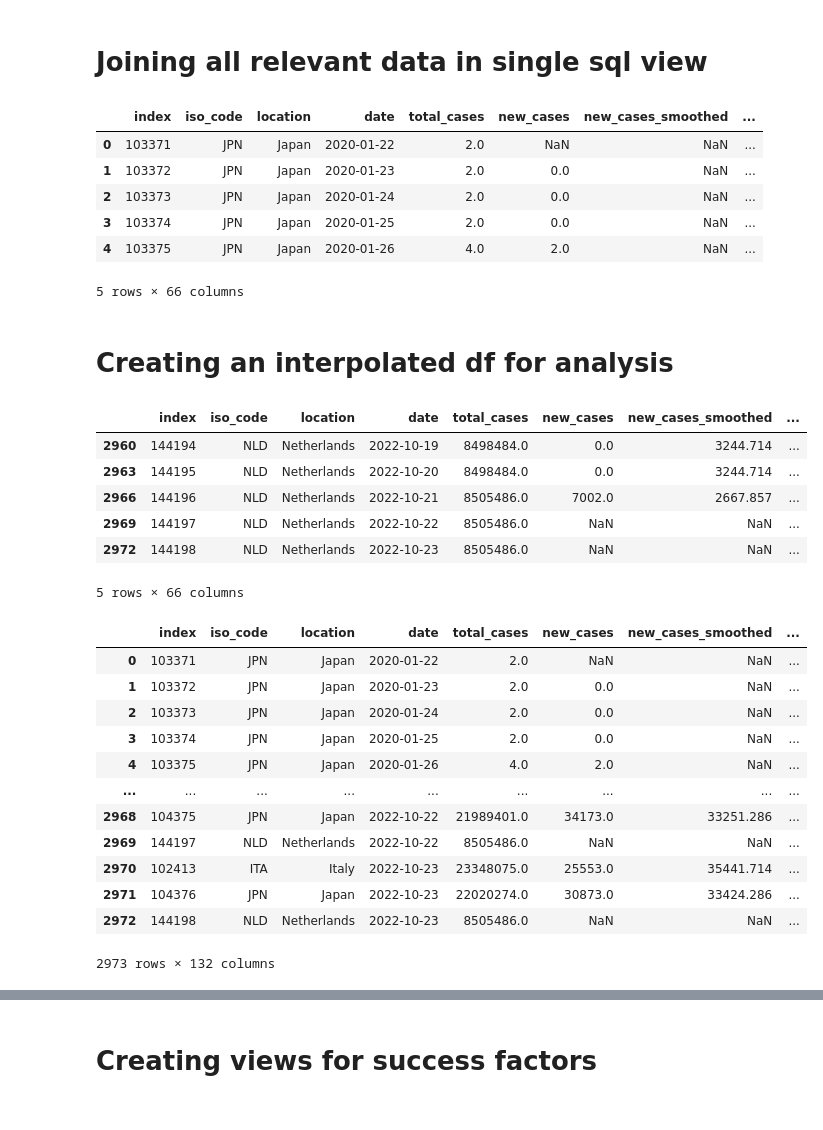
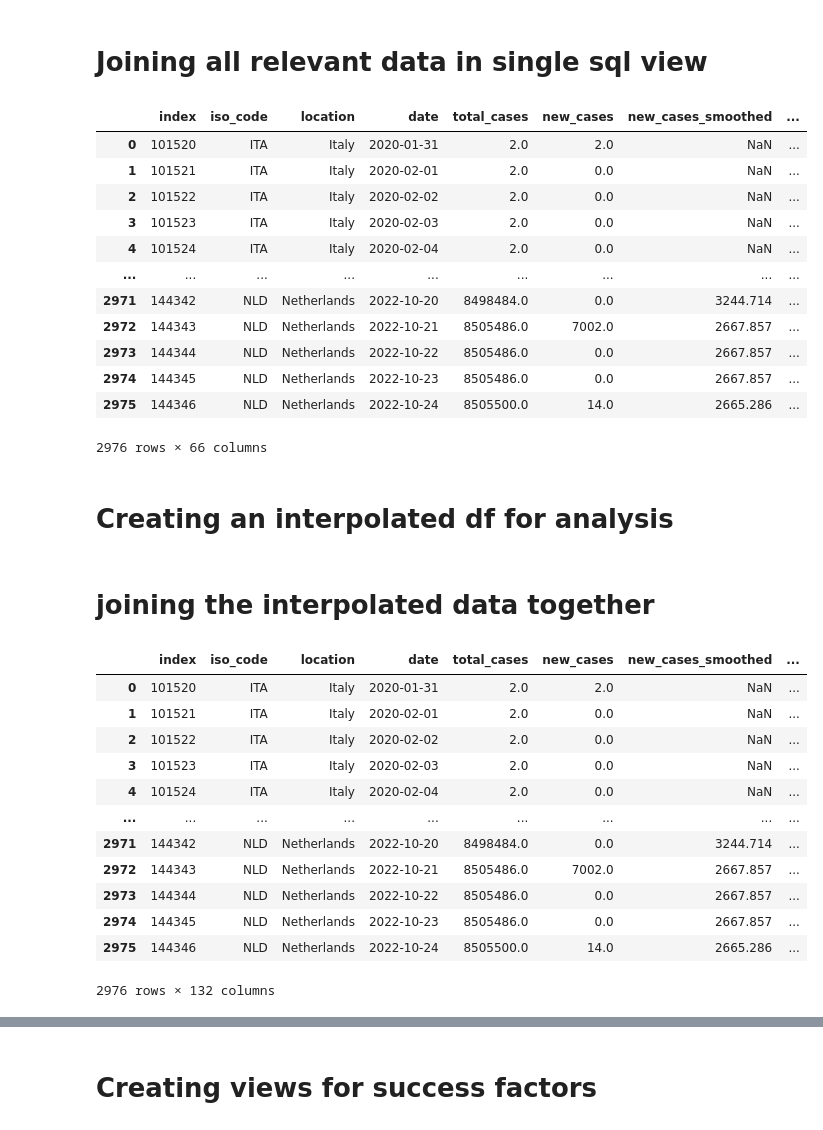
Before and after one commit to KasperGoes/Data-Science-dashboard, a Jupyter notebook: docker/dashboard/Data prep.ipynb, the cells around one changed output, grey strips where cells are left out. Saved outputs shown, nothing was run; the diff lists cells and outputs as text; code cells hidden in the pictures.

Commit message:
date error fixed

```diff
--- a/docker/dashboard/Data prep.ipynb
+++ b/docker/dashboard/Data prep.ipynb
@@ -221,24 +221,30 @@ df = pd.read_sql('SELECT * FROM owidcovar',db_conn)
 # %%
 #Joining event cancellation data to owid and variant data
 db_conn.execute("DROP VIEW IF EXISTS all_relevant CASCADE;")
 query = '''
 CREATE OR REPLACE VIEW all_relevant AS
 SELECT
     owidcovar.*, event_cancellation_level
 FROM owidcovar
 LEFT JOIN events ON (owidcovar.date = events.date AND owidcovar.iso_code = events.iso_code);
 '''
 db_conn.execute(query)
 df = pd.read_sql('SELECT * FROM all_relevant',db_conn)
-df.head()
+df
 # %% [output]
 |  | index | iso_code | location | date | total_cases | new_cases | new_cases_smoothed | ... |
-| 0 | 103371 | JPN | Japan | 2020-01-22 | 2.0 | NaN | NaN | ... |
-| 1 | 103372 | JPN | Japan | 2020-01-23 | 2.0 | 0.0 | NaN | ... |
-| 2 | 103373 | JPN | Japan | 2020-01-24 | 2.0 | 0.0 | NaN | ... |
-| 3 | 103374 | JPN | Japan | 2020-01-25 | 2.0 | 0.0 | NaN | ... |
-| 4 | 103375 | JPN | Japan | 2020-01-26 | 4.0 | 2.0 | NaN | ... |
+| 0 | 101520 | ITA | Italy | 2020-01-31 | 2.0 | 2.0 | NaN | ... |
+| 1 | 101521 | ITA | Italy | 2020-02-01 | 2.0 | 0.0 | NaN | ... |
+| 2 | 101522 | ITA | Italy | 2020-02-02 | 2.0 | 0.0 | NaN | ... |
+| 3 | 101523 | ITA | Italy | 2020-02-03 | 2.0 | 0.0 | NaN | ... |
+| 4 | 101524 | ITA | Italy | 2020-02-04 | 2.0 | 0.0 | NaN | ... |
+| ... | ... | ... | ... | ... | ... | ... | ... | ... |
+| 2971 | 144342 | NLD | Netherlands | 2022-10-20 | 8498484.0 | 0.0 | 3244.714 | ... |
+| 2972 | 144343 | NLD | Netherlands | 2022-10-21 | 8505486.0 | 7002.0 | 2667.857 | ... |
+| 2973 | 144344 | NLD | Netherlands | 2022-10-22 | 8505486.0 | 0.0 | 2667.857 | ... |
+| 2974 | 144345 | NLD | Netherlands | 2022-10-23 | 8505486.0 | 0.0 | 2667.857 | ... |
+| 2975 | 144346 | NLD | Netherlands | 2022-10-24 | 8505500.0 | 14.0 | 2665.286 | ... |
-5 rows × 66 columns
+2976 rows × 66 columns
 # %% [markdown]
 # Creating an interpolated df for analysis
 # %%
@@ -278,37 +284,29 @@ columns = ['total_vaccinations_per_hundred','people_vaccinated_per_hundred', 'pe
 NLD_df = df.loc[df['iso_code'] == 'NLD']
 
 NLD_df_interpolated = interpolation(NLD_df, columns + columns_to_be_interpolated_JPN)
-
-df_interpolated = pd.concat([JPN_df_interpolated, ITA_df_interpolated, NLD_df_interpolated], ignore_index=True)
-
-NLD_df_interpolated.tail()
-# %% [output]
-|  | index | iso_code | location | date | total_cases | new_cases | new_cases_smoothed | ... |
-| 2960 | 144194 | NLD | Netherlands | 2022-10-19 | 8498484.0 | 0.0 | 3244.714 | ... |
-| 2963 | 144195 | NLD | Netherlands | 2022-10-20 | 8498484.0 | 0.0 | 3244.714 | ... |
-| 2966 | 144196 | NLD | Netherlands | 2022-10-21 | 8505486.0 | 7002.0 | 2667.857 | ... |
-| 2969 | 144197 | NLD | Netherlands | 2022-10-22 | 8505486.0 | NaN | NaN | ... |
-| 2972 | 144198 | NLD | Netherlands | 2022-10-23 | 8505486.0 | NaN | NaN | ... |
-5 rows × 66 columns
+# %% [markdown]
+# joining the interpolated data together
 # %%
-#adding the two dataframes together
-df_interpolated = df_interpolated.add_suffix('_inter')
-total_df = pd.concat([df, df_interpolated], axis=1)
+#merging the interpolated datasets per country
+df_interpolated = pd.concat([ITA_df_interpolated, JPN_df_interpolated, NLD_df_interpolated], ignore_index=False)
+
+#merging the interpolated data frame with the old one to create on large dataframes
+total_df  = pd.merge(df, df_interpolated.add_suffix('_inter'), left_on=['date','iso_code'],right_on = ['date_inter','iso_code_inter'], how='left')
 total_df
 # %% [output]
 |  | index | iso_code | location | date | total_cases | new_cases | new_cases_smoothed | ... |
-| 0 | 103371 | JPN | Japan | 2020-01-22 | 2.0 | NaN | NaN | ... |
-| 1 | 103372 | JPN | Japan | 2020-01-23 | 2.0 | 0.0 | NaN | ... |
-| 2 | 103373 | JPN | Japan | 2020-01-24 | 2.0 | 0.0 | NaN | ... |
-| 3 | 103374 | JPN | Japan | 2020-01-25 | 2.0 | 0.0 | NaN | ... |
-| 4 | 103375 | JPN | Japan | 2020-01-26 | 4.0 | 2.0 | NaN | ... |
+| 0 | 101520 | ITA | Italy | 2020-01-31 | 2.0 | 2.0 | NaN | ... |
+| 1 | 101521 | ITA | Italy | 2020-02-01 | 2.0 | 0.0 | NaN | ... |
+| 2 | 101522 | ITA | Italy | 2020-02-02 | 2.0 | 0.0 | NaN | ... |
+| 3 | 101523 | ITA | Italy | 2020-02-03 | 2.0 | 0.0 | NaN | ... |
+| 4 | 101524 | ITA | Italy | 2020-02-04 | 2.0 | 0.0 | NaN | ... |
 | ... | ... | ... | ... | ... | ... | ... | ... | ... |
-| 2968 | 104375 | JPN | Japan | 2022-10-22 | 21989401.0 | 34173.0 | 33251.286 | ... |
-| 2969 | 144197 | NLD | Netherlands | 2022-10-22 | 8505486.0 | NaN | NaN | ... |
-| 2970 | 102413 | ITA | Italy | 2022-10-23 | 23348075.0 | 25553.0 | 35441.714 | ... |
-| 2971 | 104376 | JPN | Japan | 2022-10-23 | 22020274.0 | 30873.0 | 33424.286 | ... |
-| 2972 | 144198 | NLD | Netherlands | 2022-10-23 | 8505486.0 | NaN | NaN | ... |
+| 2971 | 144342 | NLD | Netherlands | 2022-10-20 | 8498484.0 | 0.0 | 3244.714 | ... |
+| 2972 | 144343 | NLD | Netherlands | 2022-10-21 | 8505486.0 | 7002.0 | 2667.857 | ... |
+| 2973 | 144344 | NLD | Netherlands | 2022-10-22 | 8505486.0 | 0.0 | 2667.857 | ... |
+| 2974 | 144345 | NLD | Netherlands | 2022-10-23 | 8505486.0 | 0.0 | 2667.857 | ... |
+| 2975 | 144346 | NLD | Netherlands | 2022-10-24 | 8505500.0 | 14.0 | 2665.286 | ... |
-2973 rows × 132 columns
+2976 rows × 132 columns
 # %%
 #pushing the interpolated df to SQL
 db_conn.execute("DROP TABLE IF EXISTS total_df CASCADE;")
```
Also changed, not shown: parts of 11 cells of this notebook.
